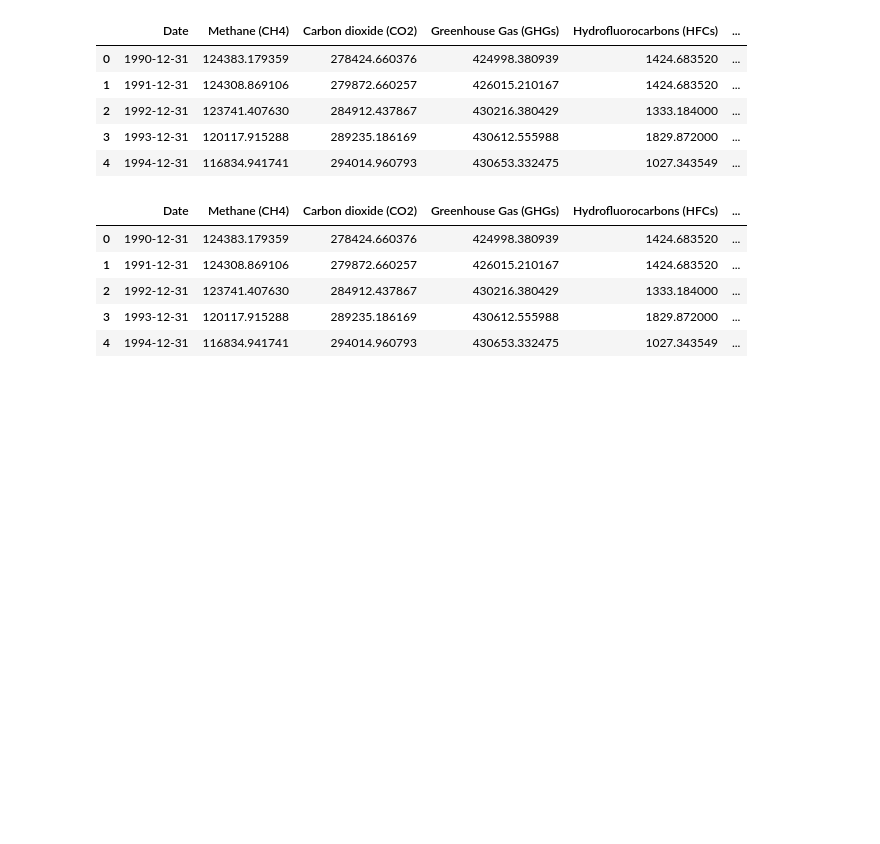
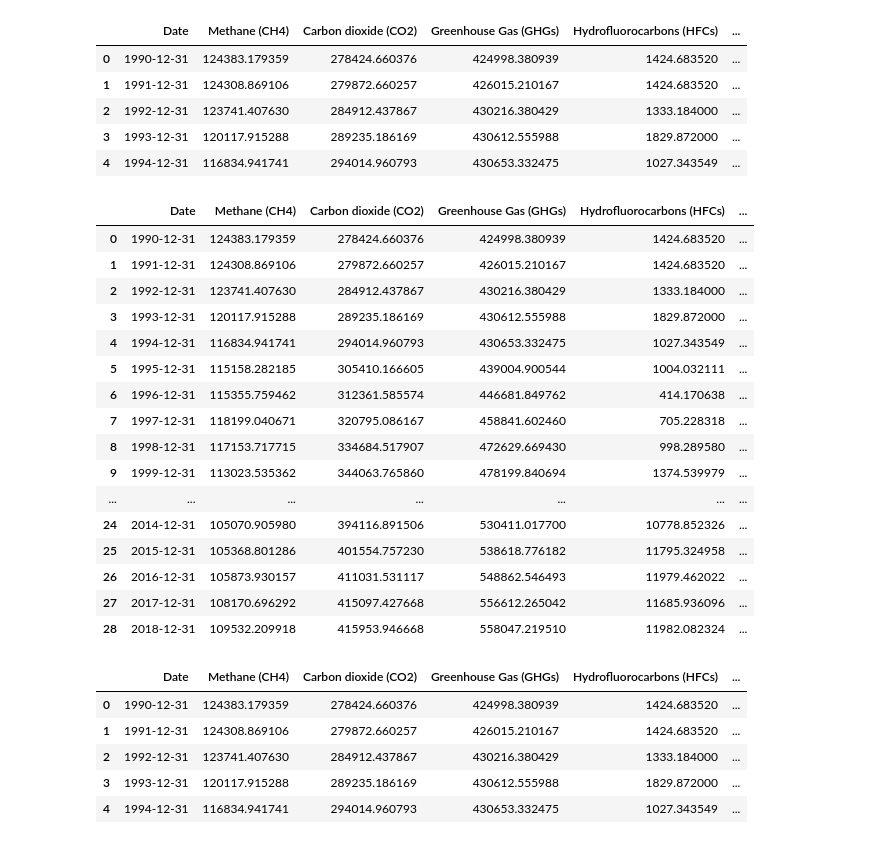
Before and after one commit to livillaranda/Final_Project, a Jupyter notebook: Database Work.ipynb, the cells around one changed output. Saved outputs shown, nothing was run; the diff lists cells and outputs as text; code cells hidden in the pictures; blank space fills up the shorter version.

```diff
--- a/Database Work.ipynb
+++ b/Database Work.ipynb
@@ -102,3 +102,23 @@ australia_df.head()
 # %%
 australia_df['Country Name'] = 'Australia'
 australia_df['Country Code'] = 1
+# %%
+australia_df
+# %% [output]
+|  | Date | Methane (CH4) | Carbon dioxide (CO2) | Greenhouse Gas (GHGs) | Hydrofluorocarbons (HFCs) | ... |
+| 0 | 1990-12-31 | 124383.179359 | 278424.660376 | 424998.380939 | 1424.683520 | ... |
+| 1 | 1991-12-31 | 124308.869106 | 279872.660257 | 426015.210167 | 1424.683520 | ... |
+| 2 | 1992-12-31 | 123741.407630 | 284912.437867 | 430216.380429 | 1333.184000 | ... |
+| 3 | 1993-12-31 | 120117.915288 | 289235.186169 | 430612.555988 | 1829.872000 | ... |
+| 4 | 1994-12-31 | 116834.941741 | 294014.960793 | 430653.332475 | 1027.343549 | ... |
+| 5 | 1995-12-31 | 115158.282185 | 305410.166605 | 439004.900544 | 1004.032111 | ... |
+| 6 | 1996-12-31 | 115355.759462 | 312361.585574 | 446681.849762 | 414.170638 | ... |
+| 7 | 1997-12-31 | 118199.040671 | 320795.086167 | 458841.602460 | 705.228318 | ... |
+| 8 | 1998-12-31 | 117153.717715 | 334684.517907 | 472629.669430 | 998.289580 | ... |
+| 9 | 1999-12-31 | 113023.535362 | 344063.765860 | 478199.840694 | 1374.539979 | ... |
+| ... | ... | ... | ... | ... | ... | ... |
+| 24 | 2014-12-31 | 105070.905980 | 394116.891506 | 530411.017700 | 10778.852326 | ... |
+| 25 | 2015-12-31 | 105368.801286 | 401554.757230 | 538618.776182 | 11795.324958 | ... |
+| 26 | 2016-12-31 | 105873.930157 | 411031.531117 | 548862.546493 | 11979.462022 | ... |
+| 27 | 2017-12-31 | 108170.696292 | 415097.427668 | 556612.265042 | 11685.936096 | ... |
+| 28 | 2018-12-31 | 109532.209918 | 415953.946668 | 558047.219510 | 11982.082324 | ... |
```
Also changed, not shown: parts of 36 cells of this notebook, 4 other files.
